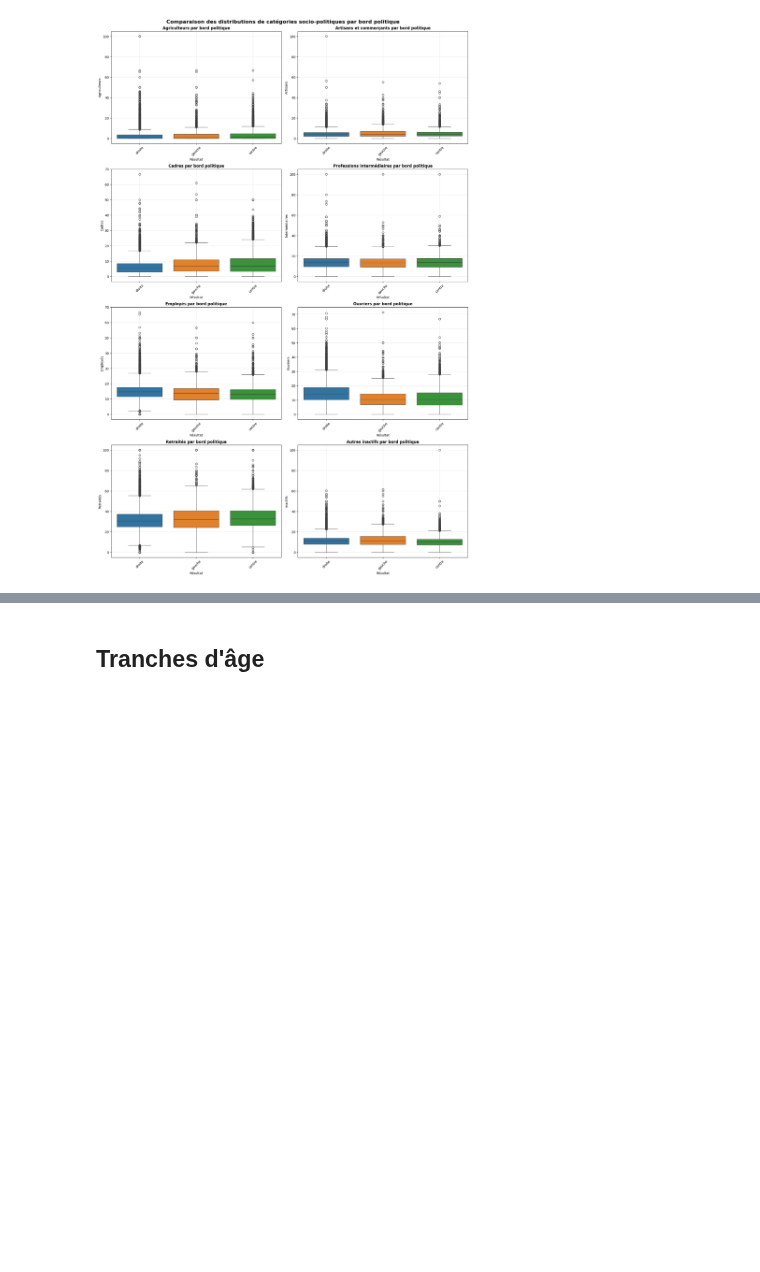
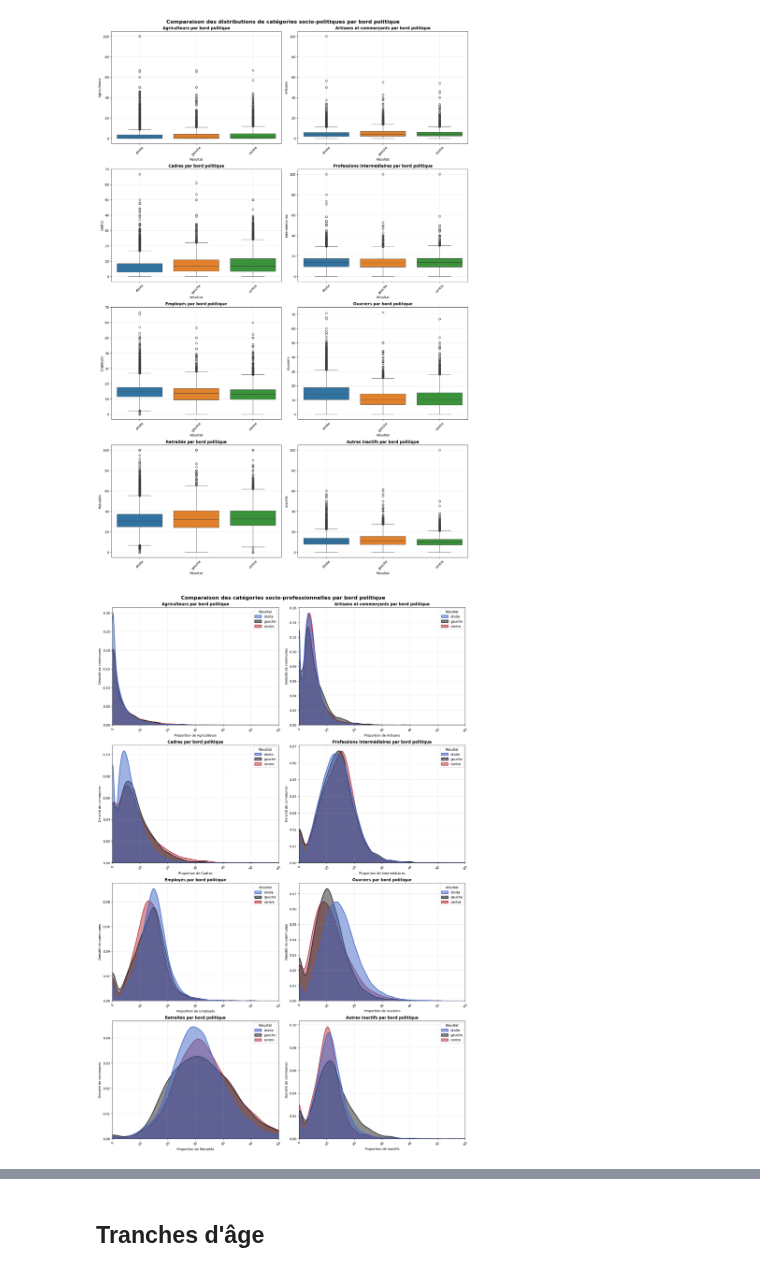
Before and after one commit to AlexandreCrestien/political-prediction, a Jupyter notebook: eda/eda_v2.ipynb, the cells around one changed output, grey strips where cells are left out. Drawn from its saved outputs; the diff is of its cells as text; code cells hidden in the pictures; blank space fills up the shorter version.

```diff
--- a/eda/eda_v2.ipynb
+++ b/eda/eda_v2.ipynb
@@ -154,42 +157,35 @@ plt.show()
 [figure]
 # %%
 fig, axes = plt.subplots(4, 2, figsize=(16, 24), layout="constrained")
-fig.suptitle('Comparaison des distributions de catégories socio-politiques par bord politique', fontsize=16, fontweight='bold')
+fig.suptitle('Comparaison des catégories socio-professionnelles par bord politique', fontsize=16, fontweight='bold')
 
 comparisons = [
     ('Agriculteurs', 'Agriculteurs par bord politique'),
     ('Artisans', 'Artisans et commerçants par bord politique'),
     ('Cadres', 'Cadres par bord politique'),
     ('Intermédiaires', 'Professions intermédiaires par bord politique'),
     ('Employés', 'Employés par bord politique'),
     ('Ouvriers', 'Ouvriers par bord politique'),
     ('Retraités', 'Retraités par bord politique'),
     ('Inactifs', 'Autres inactifs par bord politique')
 ]
 
 
-
-sns.kdeplot(data=df_csp, x='Total_actifs', hue='Résultat',
-            log_scale=False, fill=True, common_norm=False,
-            palette='icefire', alpha=0.5, linewidth=2)
-
-plt.xlabel('Proportion d\'actifs', fontsize=12)
-plt.ylabel('Densité de communes', fontsize=12)
-
-
-
-for i, (num_var, title) in enumerate(comparisons):
+for i, (var, title) in enumerate(comparisons):
     row, col = i // 2, i % 2
     ax = axes[row, col]
 
-    sns.boxplot(data=df_csp, x='Résultat', y=num_var, ax=ax,
-                hue='Résultat', showfliers=True)
+    sns.kdeplot(data=df_csp, x=var, hue='Résultat',
+            log_scale=False, fill=True, common_norm=False,
+            palette='icefire', alpha=0.5, linewidth=2, ax=ax)
 
+    ax.set_xlim(0, 60)
     ax.set_title(title, fontweight='bold')
-    ax.set_xlabel('Résultat'.title())
-    ax.set_ylabel(num_var.title())
+    ax.set_xlabel(f'Proportion de {var.title()}')
+    ax.set_ylabel('Densité de communes')
     ax.tick_params(axis='x', rotation=45)
     ax.grid(True, alpha=0.3)
 
-# plt.tight_layout()
 plt.show()
+# %% [output]
+[figure, added]
```
Also changed, not shown: parts of 15 cells of this notebook.
